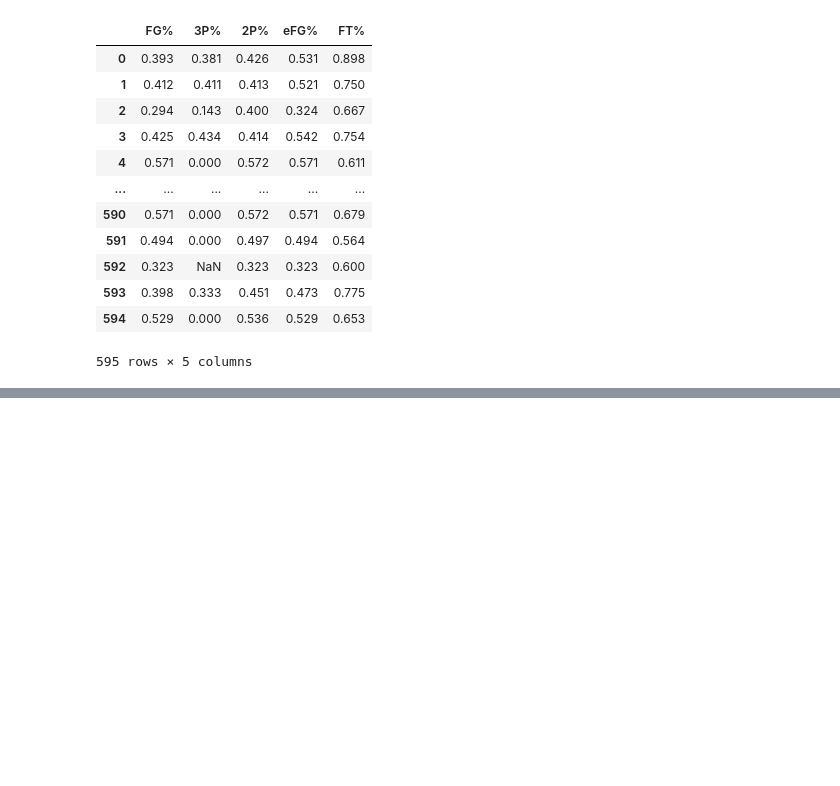
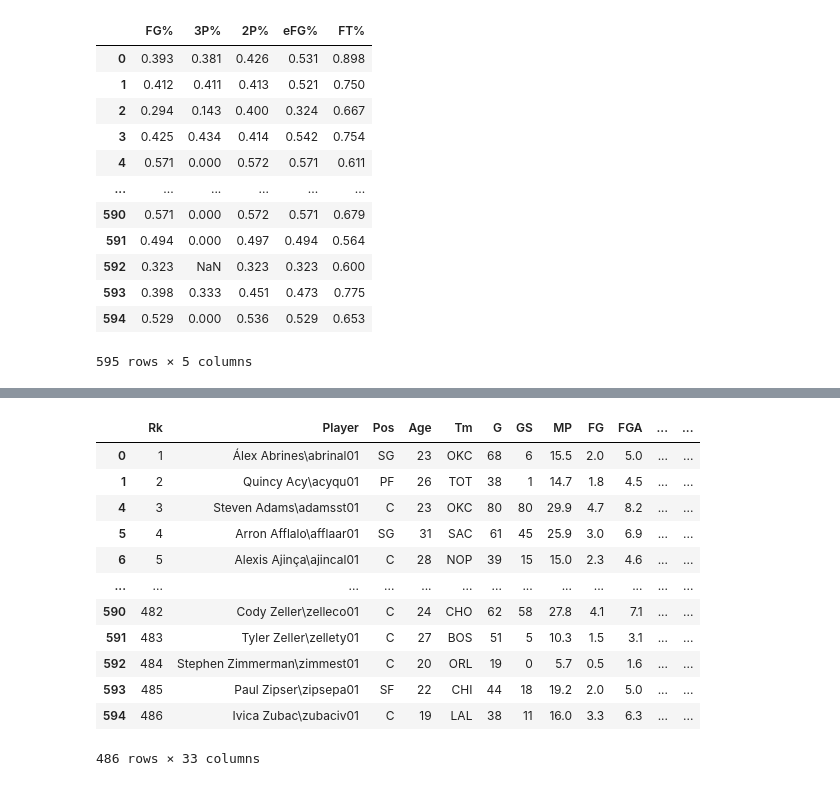
Before and after one commit to asitkumar26/nba-player-analytics, a Jupyter notebook: Pre-processing/preprocessing_data/explore_data_stat_201617.ipynb, the cells around one changed output, grey strips where cells are left out. Drawn from its saved outputs; the diff is of its cells as text; code cells hidden in the pictures; blank space fills up the shorter version.

```diff
--- a/Pre-processing/preprocessing_data/explore_data_stat_201617.ipynb
+++ b/Pre-processing/preprocessing_data/explore_data_stat_201617.ipynb
@@ -429,0 +594,20 @@ player_stats_201617_clean_df.to_csv(r'../../Resources/PreprocessedDataFiles/NBA
+# %%
+# Filter Dataframe for Frequency !=1 && Tm == "TOT"
+#Total number of unique rows would be (frequency ==1) + (frequency !=1 & Tm = "TOT)")
+#433 + 53 = 486
+player_stats_201617_clean_df.loc[(player_stats_201617_clean_df['player_frequency'] == 1) | (player_stats_201617_clean_df['Tm'] == "TOT")]
+#Row count is 486 and it matches with what is expected
+# %% [output]
+|  | Rk | Player | Pos | Age | Tm | G | GS | MP | FG | FGA | ... | ... |
+| 0 | 1 | Álex Abrines\abrinal01 | SG | 23 | OKC | 68 | 6 | 15.5 | 2.0 | 5.0 | ... | ... |
+| 1 | 2 | Quincy Acy\acyqu01 | PF | 26 | TOT | 38 | 1 | 14.7 | 1.8 | 4.5 | ... | ... |
+| 4 | 3 | Steven Adams\adamsst01 | C | 23 | OKC | 80 | 80 | 29.9 | 4.7 | 8.2 | ... | ... |
+| 5 | 4 | Arron Afflalo\afflaar01 | SG | 31 | SAC | 61 | 45 | 25.9 | 3.0 | 6.9 | ... | ... |
+| 6 | 5 | Alexis Ajinça\ajincal01 | C | 28 | NOP | 39 | 15 | 15.0 | 2.3 | 4.6 | ... | ... |
+| ... | ... | ... | ... | ... | ... | ... | ... | ... | ... | ... | ... | ... |
+| 590 | 482 | Cody Zeller\zelleco01 | C | 24 | CHO | 62 | 58 | 27.8 | 4.1 | 7.1 | ... | ... |
+| 591 | 483 | Tyler Zeller\zellety01 | C | 27 | BOS | 51 | 5 | 10.3 | 1.5 | 3.1 | ... | ... |
+| 592 | 484 | Stephen Zimmerman\zimmest01 | C | 20 | ORL | 19 | 0 | 5.7 | 0.5 | 1.6 | ... | ... |
+| 593 | 485 | Paul Zipser\zipsepa01 | SF | 22 | CHI | 44 | 18 | 19.2 | 2.0 | 5.0 | ... | ... |
+| 594 | 486 | Ivica Zubac\zubaciv01 | C | 19 | LAL | 38 | 11 | 16.0 | 3.3 | 6.3 | ... | ... |
+486 rows × 33 columns
```
Also changed, not shown: parts of 50 cells of this notebook, 1 other file.
